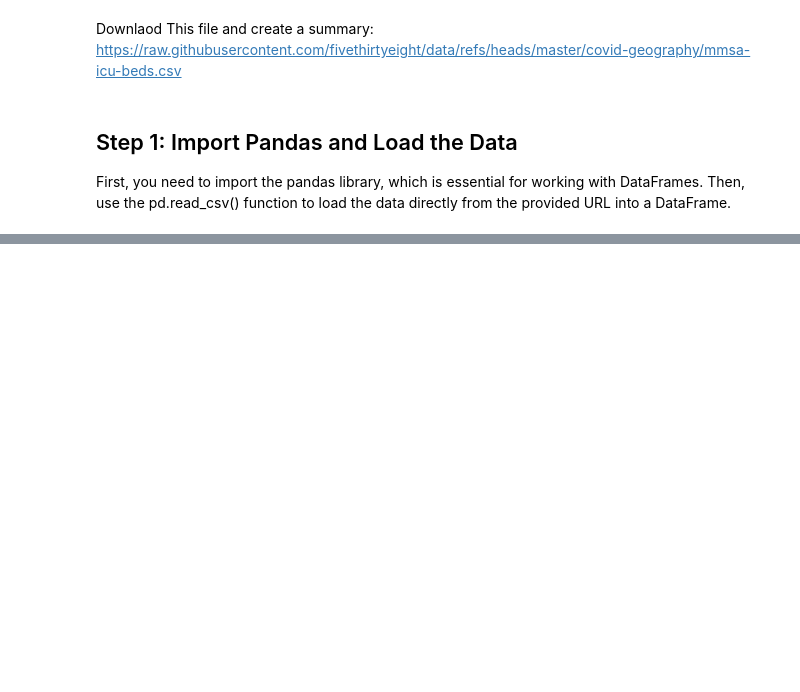
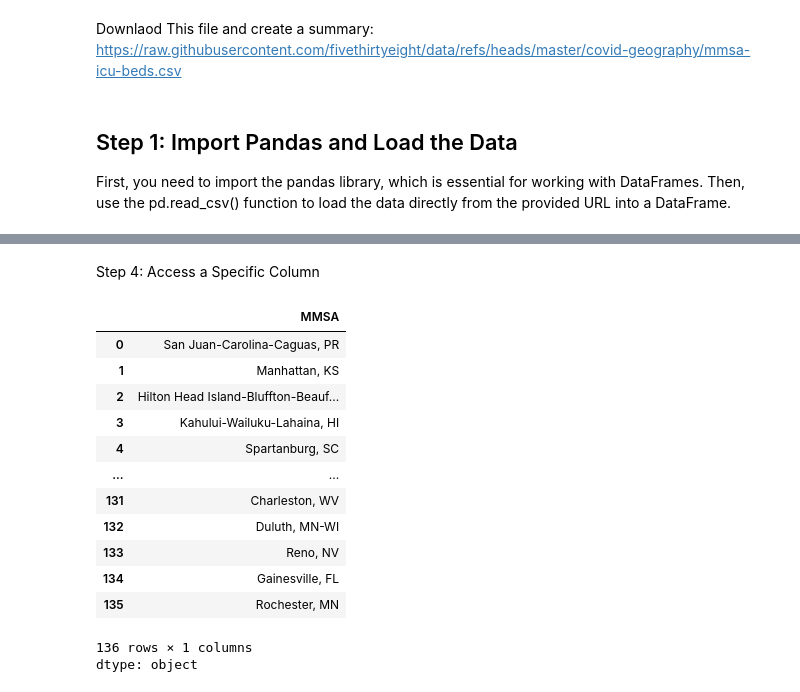
Before and after one commit to gurkanbebek/MSM_BB2B, a Jupyter notebook: Intro_to_Python_Files_Data_Loading,_and_Basic_Plotting.ipynb, the cells around one changed output, grey strips where cells are left out. Saved outputs shown, nothing was run; the diff lists cells and outputs as text; code cells hidden in the pictures; blank space fills up the shorter version.

```diff
--- a/Intro_to_Python_Files_Data_Loading,_and_Basic_Plotting.ipynb
+++ b/Intro_to_Python_Files_Data_Loading,_and_Basic_Plotting.ipynb
@@ -138,0 +178,20 @@ print("Data loaded successfully!")
+# %% [markdown]
+Step 4: Access a Specific Column
+# %%
+
+df_icu_beds['MMSA']
+# %% [output]
+|  | MMSA |
+| 0 | San Juan-Carolina-Caguas, PR |
+| 1 | Manhattan, KS |
+| 2 | Hilton Head Island-Bluffton-Beauf... |
+| 3 | Kahului-Wailuku-Lahaina, HI |
+| 4 | Spartanburg, SC |
+| ... | ... |
+| 131 | Charleston, WV |
+| 132 | Duluth, MN-WI |
+| 133 | Reno, NV |
+| 134 | Gainesville, FL |
+| 135 | Rochester, MN |
+136 rows × 1 columns
+dtype: object
```
Also changed, not shown: parts of 10 cells of this notebook.
